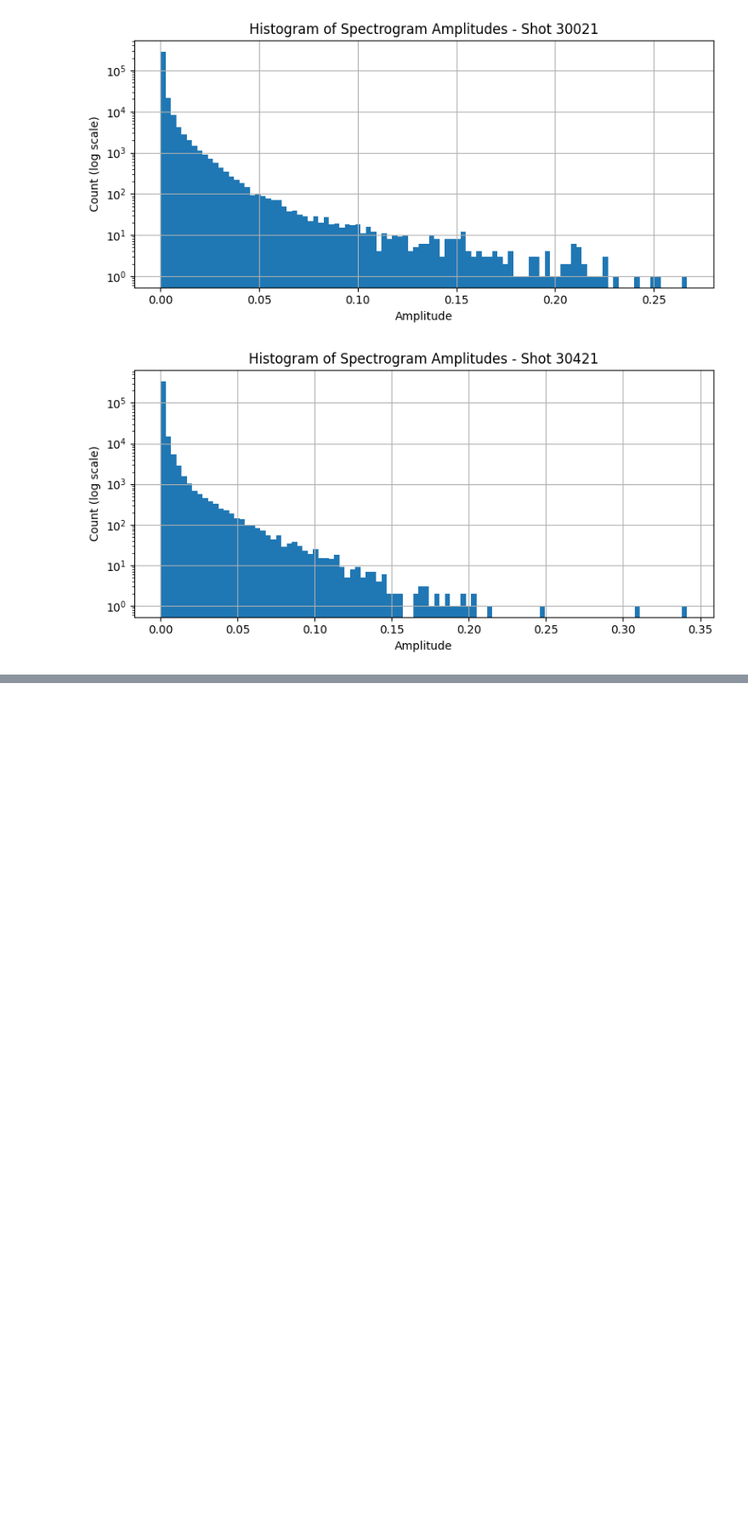
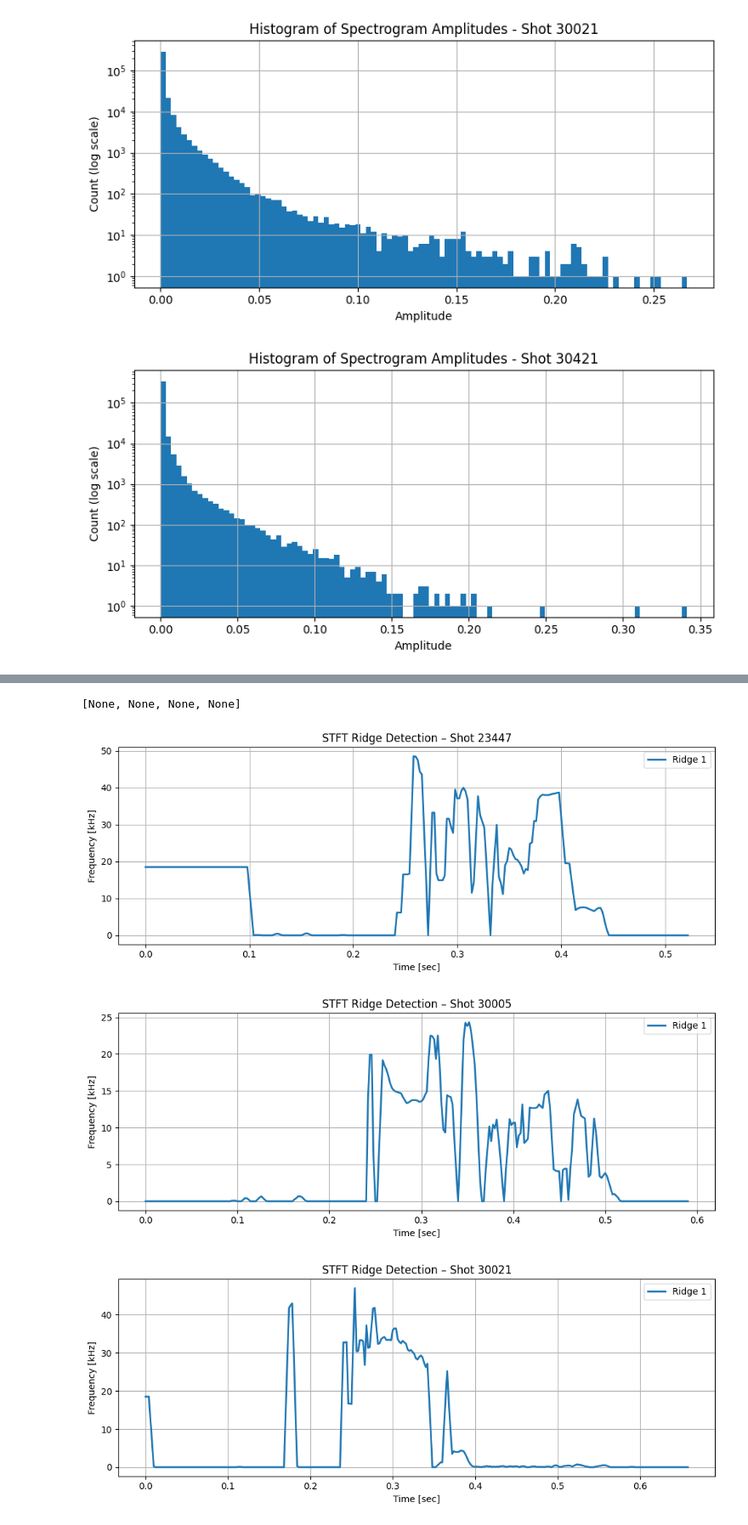
Before and after one commit to praksharma/Knowledge-Base, a Jupyter notebook: _sources/Theory/3. MHD modes/5. Ridge detection.ipynb, the cells around one changed output, grey strips where cells are left out. Shown at 85% size. Saved outputs shown, nothing was run; the diff lists cells and outputs as text; code cells hidden in the pictures; blank space fills up the shorter version.

```diff
--- a/_sources/Theory/3. MHD modes/5. Ridge detection.ipynb
+++ b/_sources/Theory/3. MHD modes/5. Ridge detection.ipynb
@@ -207,5 +166,0 @@ def plot_thresholded_spectrogram(t, f, Zxx, threshold, shot_id=None, cmap='gray_
-# %%
-# Define a threshold (e.g., percentile-based threshold)
-threshold = 0.12 #np.percentile(np.abs(Zxx), 50)  # top 5% amplitudes
-
-[plot_thresholded_spectrogram(t_list[0], f_list[0], Zxx_list[0], threshold, shot_ids[0]) for i in range(len(ds_list))]
@@ -218,5 +166,0 @@ threshold = 0.12 #np.percentile(np.abs(Zxx), 50)  # top 5% amplitudes
-# %%
-# Define a threshold (e.g., percentile-based threshold)
-threshold = 0.05 #np.percentile(np.abs(Zxx), 50)  # top 5% amplitudes
-
-[plot_thresholded_spectrogram(t_list[0], f_list[0], Zxx_list[0], threshold, shot_ids[0]) for i in range(len(ds_list))]
@@ -229,5 +166,0 @@ threshold = 0.05 #np.percentile(np.abs(Zxx), 50)  # top 5% amplitudes
-# %%
-# Define a threshold (e.g., percentile-based threshold)
-threshold = 0.01 #np.percentile(np.abs(Zxx), 50)  # top 5% amplitudes
-
-[plot_thresholded_spectrogram(t_list[0], f_list[0], Zxx_list[0], threshold, shot_ids[0]) for i in range(len(ds_list))]
@@ -242,6 +166,0 @@ threshold = 0.01 #np.percentile(np.abs(Zxx), 50)  # top 5% amplitudes
-# %%
-from scipy.ndimage import label, find_objects
-
-# Binary mask at threshold 0.01
-threshold = 0.01
-binary_mask = np.abs(Zxx) >= threshold
@@ -266,0 +226,16 @@ plt.show()
+# %%
+[plot_stft_ridge(
+    t_list[i],
+    f_list[i],
+    Zxx_list[i],
+    shot_id=shot_ids[i],
+    threshold=1e-3,
+    max_ridges=1,
+    fmax_kHz=50,
+    smooth=True
+) for i in range(len(ds_list))]
+# %% [output]
+[None, None, None, None]
+[figure, added]
+[figure, added]
+[figure, added]
```
Also changed, not shown: parts of 18 cells of this notebook, 19 other files.
